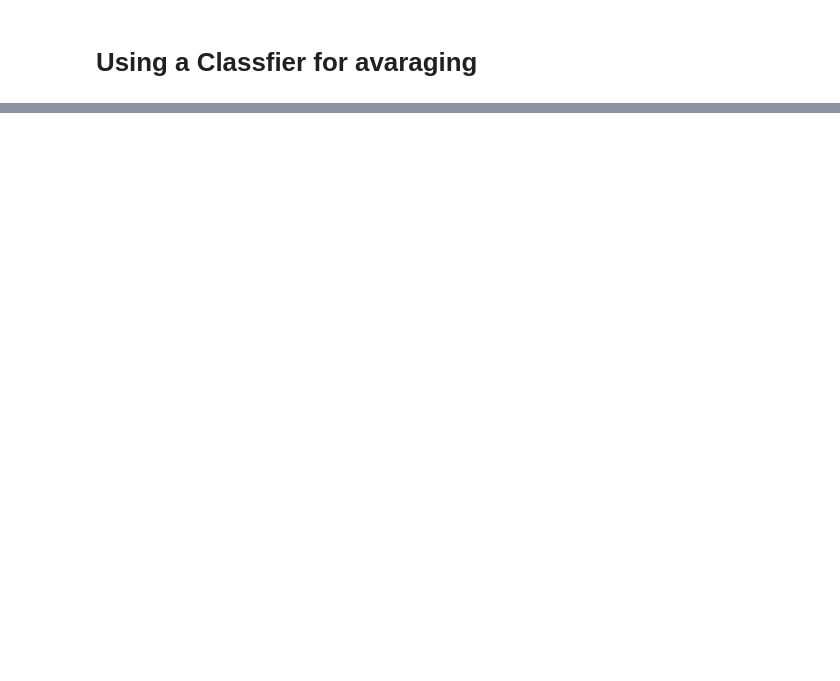
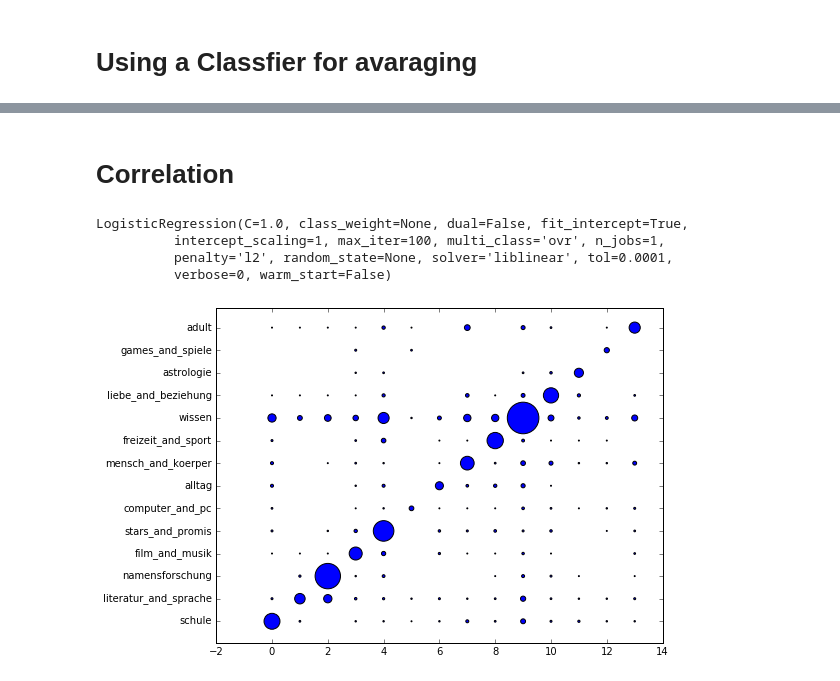
Before and after one commit to hagerpa/ml_project, a Jupyter notebook: testing_area.ipynb, the cells around one changed output, grey strips where cells are left out. Drawn from its saved outputs; the diff is of its cells as text; code cells hidden in the pictures; blank space fills up the shorter version.

```diff
--- a/testing_area.ipynb
+++ b/testing_area.ipynb
@@ -66,0 +51,10 @@ bcf.score(corpus.X_te, corpus.y_te)
+# %%
+corpus.make_features(2000);
+t = time.time()
+lsa = TruncatedSVD(n_components=1000)
+lsa.fit(corpus.X_tr, corpus.y_tr)
+print(time.time() - t)
+t = time.time()
+clf_lda = LDA(n_components=13)
+clf_lda.fit(lsa.transform(corpus.X_tr), corpus.y_tr)
+print(time.time() - t)
@@ -144,0 +110,2 @@ FILE
+# %% [markdown]
+# Correlation
@@ -144,0 +115,31 @@ FILE
+# %%
+clf_nb = MultinomialNB(alpha=0.1)
+clf_lr = LogisticRegression(C=1.0)
+# %%
+def corr_plot(y1, y2, corpus=corpus):
+    C = np.zeros((14,14))
+    for i, j in zip(y1, y2):
+        C[i, j] += 1
+
+    x = np.repeat(np.arange(14), 14)
+    y = np.repeat(np.arange(14).reshape(1,14), 14, axis=0)
+    plt.figure(figsize=(8, 6))
+
+    lables = corpus.cats[:]
+    plt.yticks(np.arange(14), lables, rotation=0, ha='right')
+
+    plt.scatter(x, y, s=C.flatten())
+# %%
+clf_nb.fit(corpus.X_tr, corpus.y_tr)
+clf_lr.fit(corpus.X_tr, corpus.y_tr)
+# %% [output]
+LogisticRegression(C=1.0, class_weight=None, dual=False, fit_intercept=True,
+          intercept_scaling=1, max_iter=100, multi_class='ovr', n_jobs=1,
+          penalty='l2', random_state=None, solver='liblinear', tol=0.0001,
+          verbose=0, warm_start=False)
+# %%
+y1 = clf_nb.predict(corpus.X_te)
+y2 = clf_lda.predict(lsa.transform(corpus.X_te))
+corr_plot(y1, y2)
+# %% [output]
+[figure, added]
```
Also changed, not shown: parts of 19 cells of this notebook, 2 other files.
